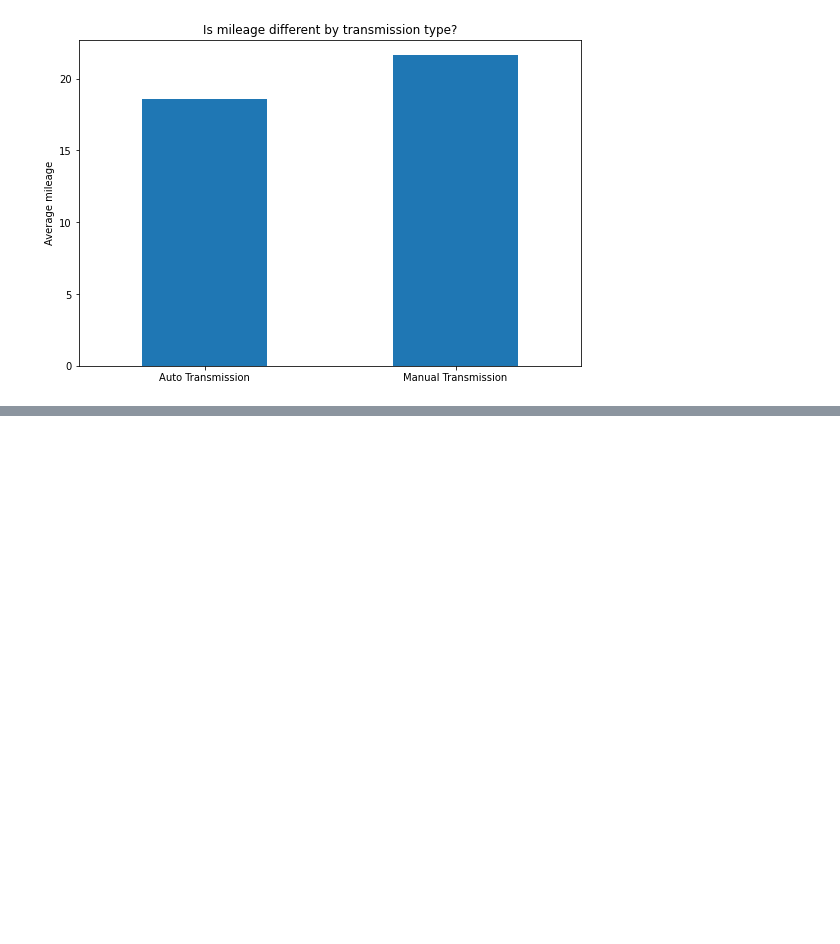
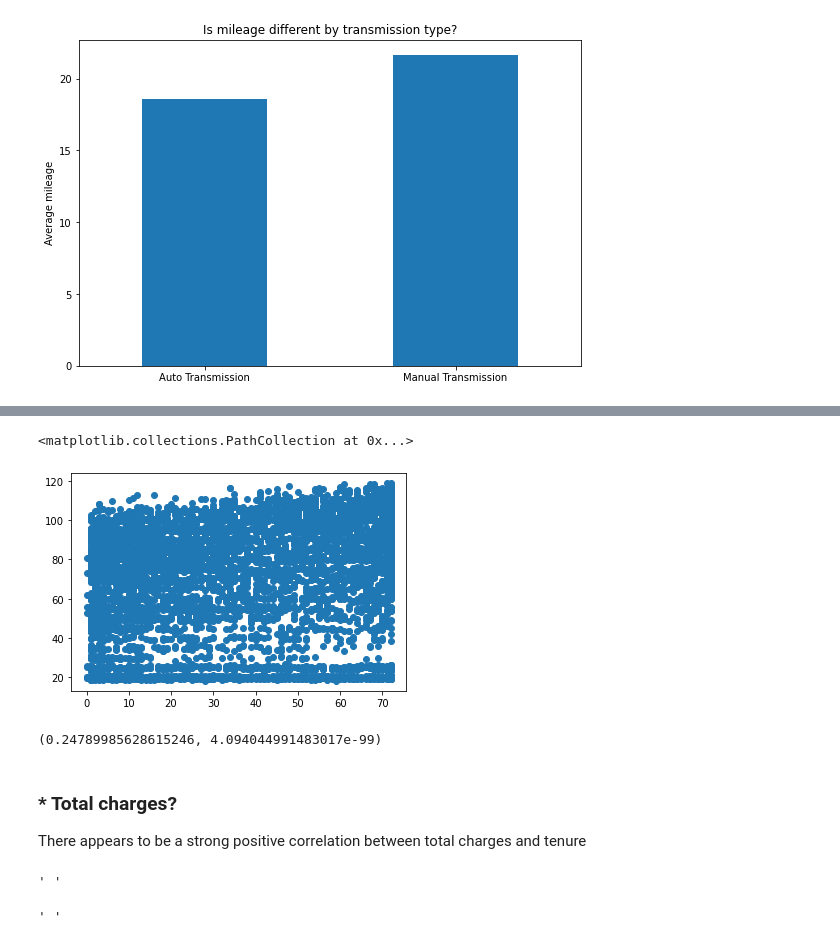
Before and after one commit to Yvette-Ibarra/statistics-exercises, a Jupyter notebook: hypothesis_testing.ipynb, the cells around one changed output, grey strips where cells are left out. Drawn from its saved outputs; the diff is of its cells as text; code cells hidden in the pictures; blank space fills up the shorter version.

Commit message:
update correlation exercise

```diff
--- a/hypothesis_testing.ipynb
+++ b/hypothesis_testing.ipynb
@@ -508,0 +538,7 @@ Text(0.5, 1.0, 'Is mileage different by transmission type?')
+# %%
+import env
+
+def get_connection(db, user=env.user, host=env.host, password=env.password):
+    return f'mysql+pymysql://{user}:{password}@{host}/{db}'
+
+df = pd.read_sql('SELECT * FROM customers', get_connection('telco_churn'))
@@ -508,0 +604,22 @@ Text(0.5, 1.0, 'Is mileage different by transmission type?')
+# %%
+
+plt.scatter(df.tenure, df.monthly_charges)
+# %% [output]
+<matplotlib.collections.PathCollection at 0x...>
+[figure, added]
+# %%
+r, p = stats.pearsonr(df.tenure,df.monthly_charges )
+r, p
+# %% [output]
+(0.24789985628615246, 4.094044991483017e-99)
+# %% [markdown]
+### * Total charges?
+There appears to be a strong positive correlation between total charges and tenure
+# %%
+df.total_charges.iloc[1731]
+# %% [output]
+' '
+# %%
+df.total_charges.iloc[1906]
+# %% [output]
+' '
```
Also changed, not shown: parts of 29 cells of this notebook.
